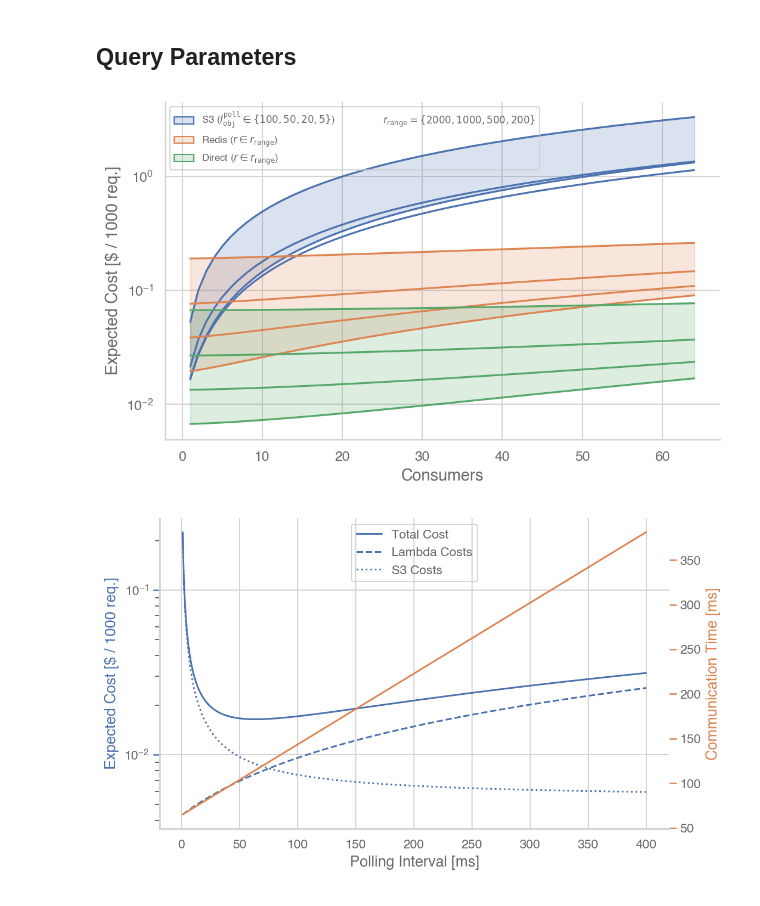
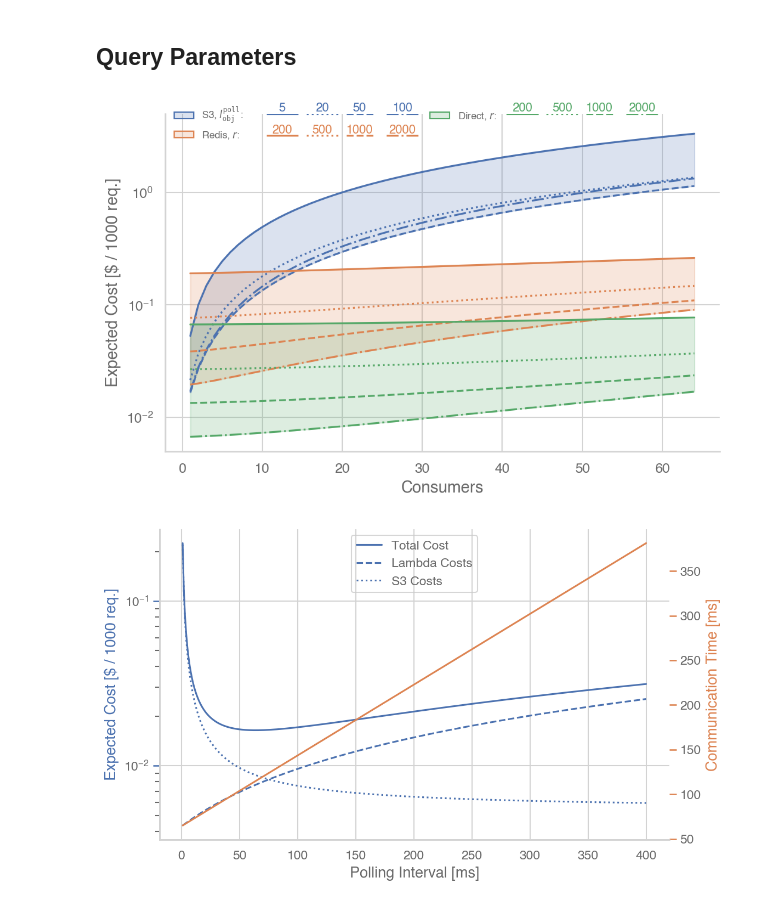
Before and after one commit to OpenCoreCH/LambdaCommBenchmarks, a Jupyter notebook: analysis/lambda_comm_benchmarks.ipynb, the cells around one changed output. Saved outputs shown, nothing was run; the diff lists cells and outputs as text; code cells hidden in the pictures.

Commit message:
Improved cost model range figure

```diff
--- a/analysis/lambda_comm_benchmarks.ipynb
+++ b/analysis/lambda_comm_benchmarks.ipynb
@@ -1234,10 +1234,9 @@ from matplotlib.patches import Patch
 from matplotlib.colors import to_rgba
 r_vals = [2000, 1000, 500, 200]
 l_poll_vals = [100, 50, 20, 5]
-legend_elements = [Patch(facecolor=to_rgba('C0', .2), edgecolor='C0', label=r'S3 ($l_\mathtt{obj}^\mathtt{poll} \in \{' + ",".join(str(s) for s in l_poll_vals) + r'\}$)'),
-                   Patch(facecolor=to_rgba('C1', .2), edgecolor='C1', label=r'Redis ($r \in r_\mathrm{range}$)'),
-                   Patch(facecolor=to_rgba('C2', .2), edgecolor='C2', label=r'Direct ($r \in r_\mathrm{range}$)'),
-                   Patch(color="none", label=r'$r_\mathrm{range} = \{' + ",".join(str(s) for s in r_vals) + r'\}$'),
+legend_elements = [Patch(facecolor=to_rgba('C0', .2), edgecolor='C0', label=r'S3, $l_\mathtt{obj}^\mathtt{poll}$: '),
+                   Patch(facecolor=to_rgba('C1', .2), edgecolor='C1', label=r'Redis, $r$: '),
+                   Patch(facecolor=to_rgba('C2', .2), edgecolor='C2', label=r'Direct, $r$: $\qquad$ '),
                    Patch(color="none")]
 fig = plt.figure(figsize=(8,5))
 ax = fig.add_subplot()
@@ -1245,50 +1244,75 @@ ax.set_yscale('log')
 ax.set_xlabel("Consumers")
 ax.set_ylabel("Expected Cost [$ / 1000 req.]")
 num_consumers = range(1, 65)
+ls = {5: "solid", 20: "dotted", 50: "dashed", 100: "dashdot"}
 for l_poll_obj in l_poll_vals:
     plot_data = {}
     for C in num_consumers:
         l_comm = get_obj_storage_latency(l_poll_obj, P, C, B)
         g = (G / l_poll_obj) / 2
         total_cost = calc_faas_cost(P, C, l_comm / 1000, R, M) + calc_object_cost(P, C, R, g)
         plot_data[C] = total_cost
-    linestyle = "solid"
-    if l_poll_obj == np.min(l_poll_vals): # TODO: optimize figure
+    if l_poll_obj == np.min(l_poll_vals):
         max_line = plot_data
-    elif l_poll_obj == np.max(l_poll_vals):
+    elif l_poll_obj == 50:
         min_line = plot_data
-    else:
-        linestyle = "solid"
-    ax.plot(plot_data.keys(), plot_data.values(), color="C0", linestyle=linestyle)
+    ax.plot(plot_data.keys(), plot_data.values(), color="C0", linestyle=ls[l_poll_obj])
 ax.fill_between(min_line.keys(), min_line.values(), max_line.values(), alpha=.2, color="C0")
 
+ax.hlines(xmin=10.5, xmax=14.5, y=5, color="C0")
+ax.hlines(xmin=15.5, xmax=19.5, y=5, color="C0", linestyle="dotted")
+ax.hlines(xmin=20.5, xmax=24, y=5, color="C0", linestyle="dashed")
+ax.hlines(xmin=25.5, xmax=29.5, y=5, color="C0", linestyle="dashdot")
+ax.text(y=5, x=12.5, ha='center', va='bottom', color="C0", s="5", size="x-small")
+ax.text(y=5, x=17.5, ha='center', va='bottom', color="C0", s="20", size="x-small")
+ax.text(y=5, x=22.1, ha='center', va='bottom', color="C0", s="50", size="x-small")
+ax.text(y=5, x=27.5, ha='center', va='bottom', color="C0", s="100", size="x-small")
+
+ls = {200: "solid", 500: "dotted", 1000: "dashed", 2000: "dashdot"}
 for r in r_vals:
     plot_data_kv = {}
     plot_data_direct = {}
     for C in num_consumers:
         l_kv = get_kv_store_latency(P, C, B)
         l_direct = get_direct_latency(P, C, B)
         total_cost_kv = calc_faas_cost(P, C, l_kv / 1000, R, M) + calc_kv_cost(R, r)
         total_cost_direct = calc_faas_cost(P, C, l_direct / 1000, R, M) + calc_direct_cost(R, r)
         plot_data_kv[C] = total_cost_kv
         plot_data_direct[C] = total_cost_direct
-    linestyle = "solid"
     if r == np.min(r_vals):
         max_line_kv = plot_data_kv
         max_line_direct = plot_data_direct
     elif r == np.max(r_vals):
         min_line_kv = plot_data_kv
         min_line_direct = plot_data_direct
-    else:
-        linestyle = "solid"
-    ax.plot(plot_data_kv.keys(), plot_data_kv.values(), color="C1", linestyle=linestyle)
-    ax.plot(plot_data_direct.keys(), plot_data_direct.values(), color="C2", linestyle=linestyle)
+    ax.plot(plot_data_kv.keys(), plot_data_kv.values(), color="C1", linestyle=ls[r])
+    ax.plot(plot_data_direct.keys(), plot_data_direct.values(), color="C2", linestyle=ls[r])
 ax.fill_between(min_line_kv.keys(), min_line_kv.values(), max_line_kv.values(), alpha=.2, color="C1")
 ax.fill_between(min_line_direct.keys(), min_line_direct.values(), max_line_direct.values(), alpha=.2, color="C2")
-ax.legend(handles=legend_elements, prop={"size": 8}, ncol=2, loc="upper left")
+
+ax.hlines(xmin=10.5, xmax=14.5, y=3.2, color="C1")
+ax.hlines(xmin=15.5, xmax=19.5, y=3.2, color="C1", linestyle="dotted")
+ax.hlines(xmin=20.5, xmax=24, y=3.2, color="C1", linestyle="dashed")
+ax.hlines(xmin=25.5, xmax=29.5, y=3.2, color="C1", linestyle="dashdot")
+ax.text(y=3.2, x=12.5, ha='center', va='bottom', color="C1", s="200", size="x-small")
+ax.text(y=3.2, x=17.5, ha='center', va='bottom', color="C1", s="500", size="x-small")
+ax.text(y=3.2, x=22.1, ha='center', va='bottom', color="C1", s="1000", size="x-small")
+ax.text(y=3.2, x=27.5, ha='center', va='bottom', color="C1", s="2000", size="x-small")
+
+ax.hlines(xmin=40.5, xmax=44.5, y=5, color="C2")
+ax.hlines(xmin=45.5, xmax=49.5, y=5, color="C2", linestyle="dotted")
+ax.hlines(xmin=50.5, xmax=54, y=5, color="C2", linestyle="dashed")
+ax.hlines(xmin=55.5, xmax=59.5, y=5, color="C2", linestyle="dashdot")
+ax.text(y=5, x=42.5, ha='center', va='bottom', color="C2", s="200", size="x-small")
+ax.text(y=5, x=47.5, ha='center', va='bottom', color="C2", s="500", size="x-small")
+ax.text(y=5, x=52.1, ha='center', va='bottom', color="C2", s="1000", size="x-small")
+ax.text(y=5, x=57.5, ha='center', va='bottom', color="C2", s="2000", size="x-small")
+
+ax.set_ylim([0.005, 5])
+ax.legend(handles=legend_elements, prop={"size": 8}, ncol=2, loc="upper left", columnspacing=18.7, frameon=False, bbox_to_anchor=(0, 1.05))
 fig.savefig(os.path.join(OUTPUT_PATH, "evaluation_costmodel_ranges.pdf"))
 # %% [output]
-[figure, old version]
+[figure, new version]
 # %%
 fig = plt.figure(figsize=(8,5))
 ax1 = fig.add_subplot()
```
